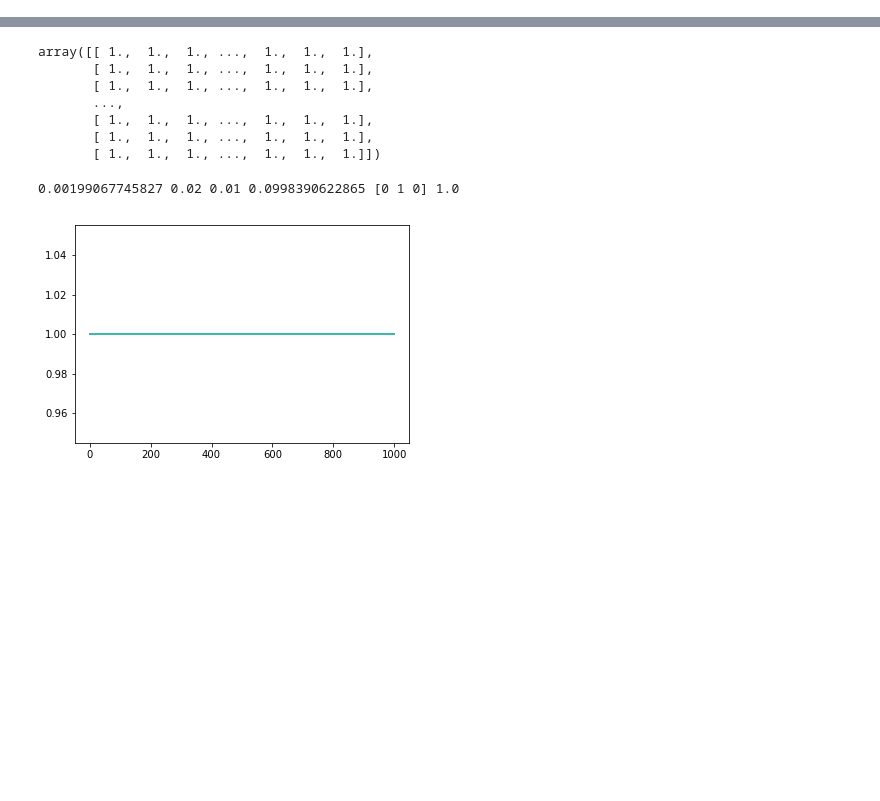
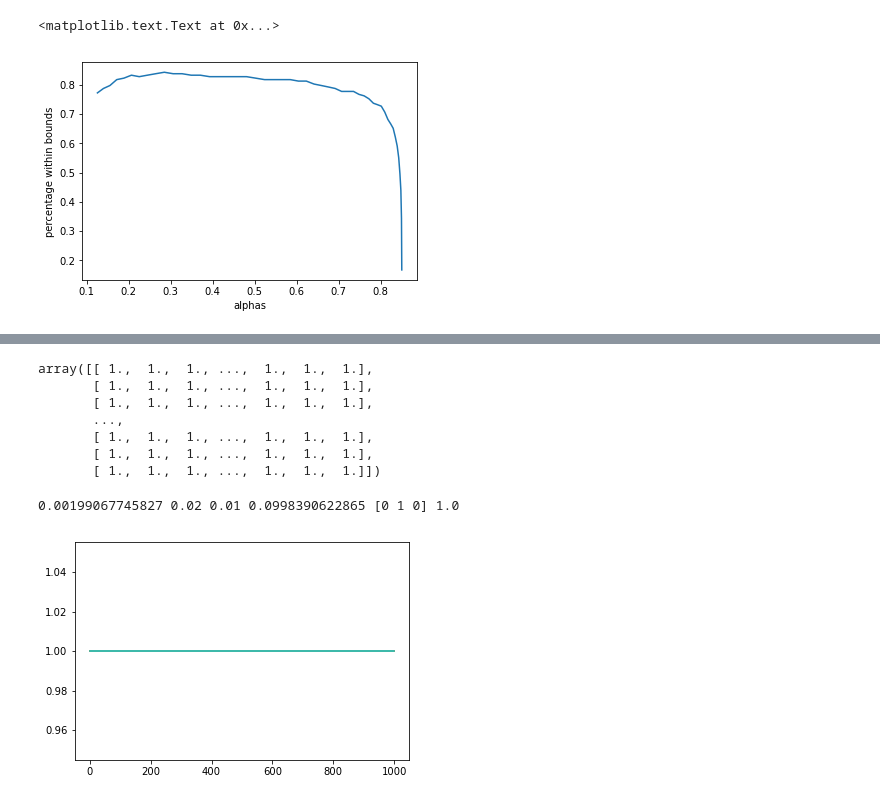
Before and after one commit to sebasv/thesis, a Jupyter notebook: Untitled1.ipynb, the cells around one changed output, grey strips where cells are left out. Saved outputs shown, nothing was run; the diff lists cells and outputs as text; code cells hidden in the pictures; blank space fills up the shorter version.

```diff
--- a/Untitled1.ipynb
+++ b/Untitled1.ipynb
@@ -16,0 +21,8 @@ with sqlite3.connect(r'H:\results.sqlite') as con:
+# %%
+# VAR en CVAR functies, en alpha als functie van CVAR (Y,X)
+VaR = lambda a: -stats.norm.ppf(a)
+CVaR = lambda a: integrate.quad(lambda x: VaR(x), 0, a)[0]/a
+X = np.arange(1, 0, -.01)
+# plt.plot(X, VaR(X), 'r', X, [CVaR(x) for x in X], 'k');
+# print('\n'.join(f'{x:.2f}  {CVaR(x):.4f}' for x in np.arange(.05,1,.05)))
+Y = [CVaR(x) for x in X]
@@ -16,0 +64,3 @@ with sqlite3.connect(r'H:\results.sqlite') as con:
+# %%
+sigma_m = (delta)**2 + gammas**2*ss**2 + (ss*qs/np.mean(V))
+sigma_m
@@ -16,0 +80,3 @@ with sqlite3.connect(r'H:\results.sqlite') as con:
+# %%
+alphas = np.interp(sigma_m, Y, X)
+alphas
@@ -17,3 +94,10 @@ with sqlite3.connect(r'H:\results.sqlite') as con:
+# %%
+plt.plot(alphas, hits)
+plt.xlabel('alphas')
+plt.ylabel('percentage within bounds')
+# %% [output]
+<matplotlib.text.Text at 0x...>
+[figure, added]
 # %%
 K = df['K'].unique()
 fig, axs = plt.subplots(nrows=len(K), figsize=(5,5*len(K)))
```
Also changed, not shown: parts of 13 cells of this notebook.
